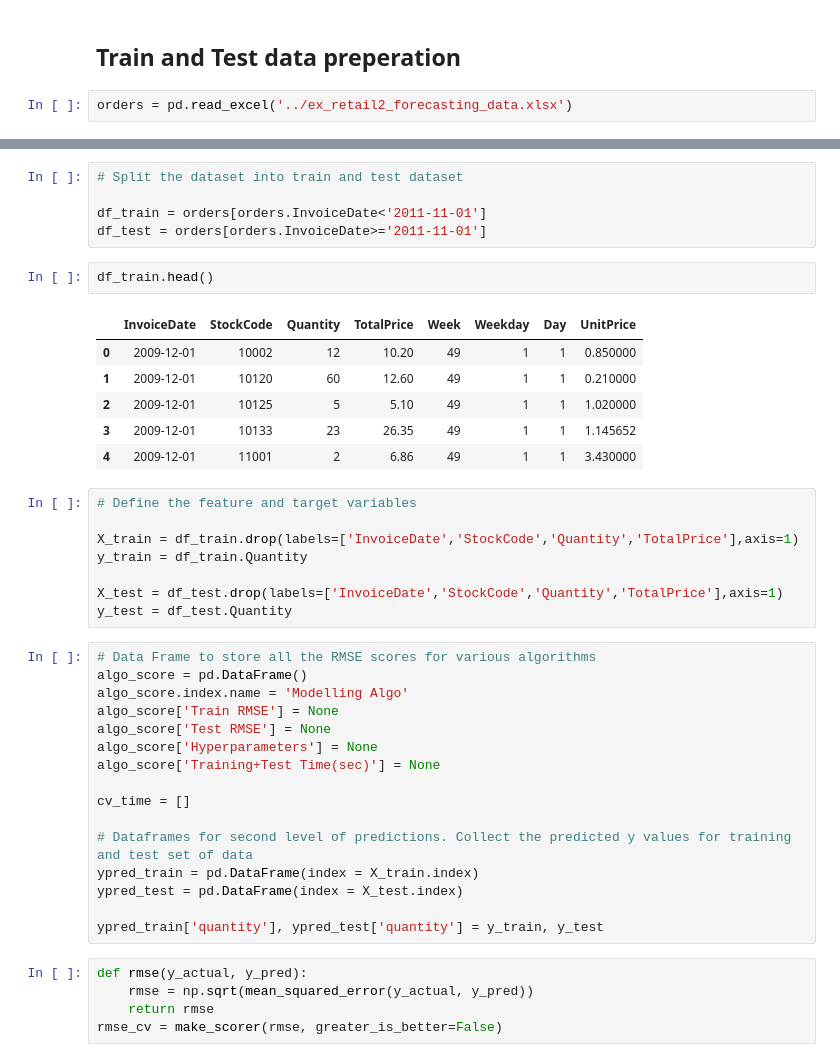
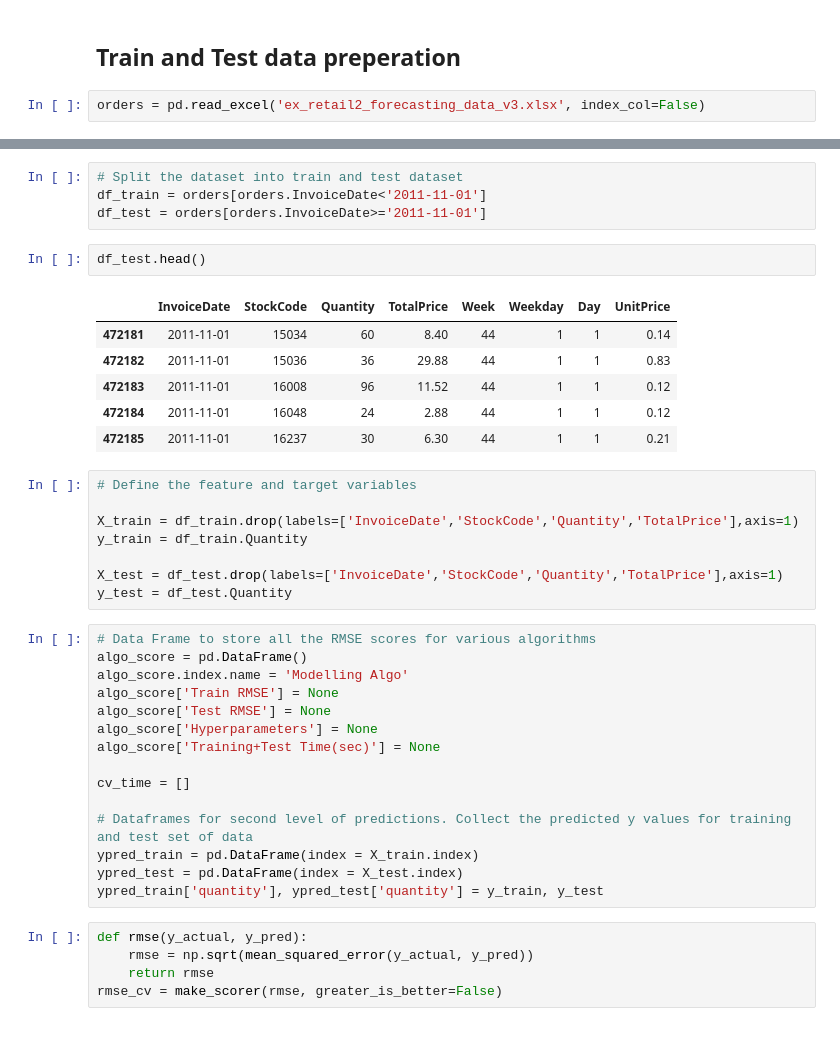
Before and after one commit to Ahmed-Ashraf-Marzouk/Elzoboon-CRM, a Jupyter notebook: Sales_forecasting/sales_forecasting.ipynb, the cells around one changed output, grey strips where cells are left out. Saved outputs shown, nothing was run; the diff lists cells and outputs as text.

```diff
--- a/Sales_forecasting/sales_forecasting.ipynb
+++ b/Sales_forecasting/sales_forecasting.ipynb
@@ -258,4 +279,4 @@ orders.to_excel('ex_retail2_forecasting_data.xlsx')
 # %% [markdown]
 ## Train and Test data preperation
 # %%
-orders = pd.read_excel('../ex_retail2_forecasting_data.xlsx')
+orders = pd.read_excel('ex_retail2_forecasting_data_v3.xlsx', index_col=False)
@@ -262,17 +301,16 @@ orders = pd.read_excel('../ex_retail2_forecasting_data.xlsx')
 # %%
 # Split the dataset into train and test dataset
-
 df_train = orders[orders.InvoiceDate<'2011-11-01']
 df_test = orders[orders.InvoiceDate>='2011-11-01']
 # %%
-df_train.head()
+df_test.head()
 # %% [output]
 |  | InvoiceDate | StockCode | Quantity | TotalPrice | Week | Weekday | Day | UnitPrice |
-| 0 | 2009-12-01 | 10002 | 12 | 10.20 | 49 | 1 | 1 | 0.850000 |
-| 1 | 2009-12-01 | 10120 | 60 | 12.60 | 49 | 1 | 1 | 0.210000 |
-| 2 | 2009-12-01 | 10125 | 5 | 5.10 | 49 | 1 | 1 | 1.020000 |
-| 3 | 2009-12-01 | 10133 | 23 | 26.35 | 49 | 1 | 1 | 1.145652 |
-| 4 | 2009-12-01 | 11001 | 2 | 6.86 | 49 | 1 | 1 | 3.430000 |
+| 472181 | 2011-11-01 | 15034 | 60 | 8.40 | 44 | 1 | 1 | 0.14 |
+| 472182 | 2011-11-01 | 15036 | 36 | 29.88 | 44 | 1 | 1 | 0.83 |
+| 472183 | 2011-11-01 | 16008 | 96 | 11.52 | 44 | 1 | 1 | 0.12 |
+| 472184 | 2011-11-01 | 16048 | 24 | 2.88 | 44 | 1 | 1 | 0.12 |
+| 472185 | 2011-11-01 | 16237 | 30 | 6.30 | 44 | 1 | 1 | 0.21 |
 # %%
 # Define the feature and target variables
 
@@ -295,7 +333,6 @@ cv_time = []
 # Dataframes for second level of predictions. Collect the predicted y values for training and test set of data
 ypred_train = pd.DataFrame(index = X_train.index)
 ypred_test = pd.DataFrame(index = X_test.index)
-
 ypred_train['quantity'], ypred_test['quantity'] = y_train, y_test
 # %%
 def rmse(y_actual, y_pred):
```
Also changed, not shown: parts of 75 cells of this notebook.
